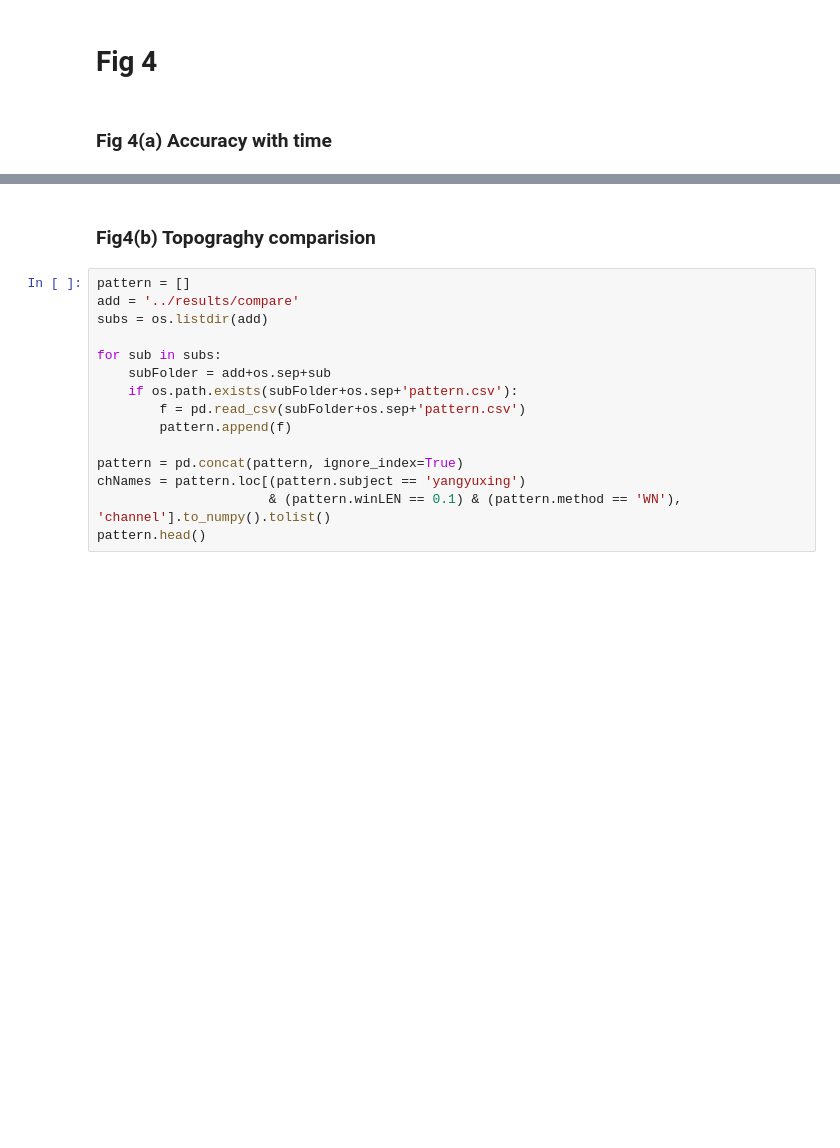
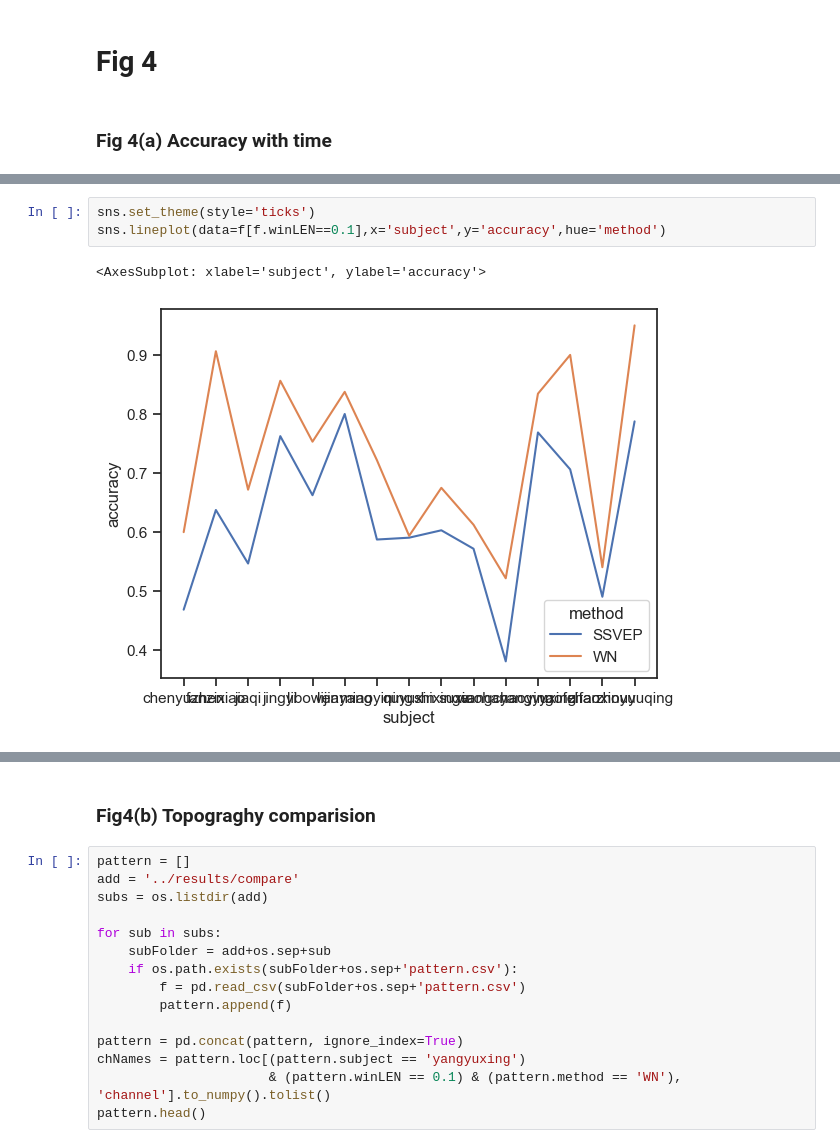
Before and after one commit to shinanlin/WN-BCI, a Jupyter notebook: analysis/plot.ipynb, the cells around one changed output, grey strips where cells are left out. Saved outputs shown, nothing was run; the diff lists cells and outputs as text; blank space fills up the shorter version.

```diff
--- a/analysis/plot.ipynb
+++ b/analysis/plot.ipynb
@@ -617,0 +644,6 @@ fig.savefig('../images/fig4a.png', dpi=400, bbox_inches='tight')
+# %%
+sns.set_theme(style='ticks')
+sns.lineplot(data=f[f.winLEN==0.1],x='subject',y='accuracy',hue='method')
+# %% [output]
+<AxesSubplot: xlabel='subject', ylabel='accuracy'>
+[figure, added]
```
Also changed, not shown: parts of 57 cells of this notebook, 6 other files.
